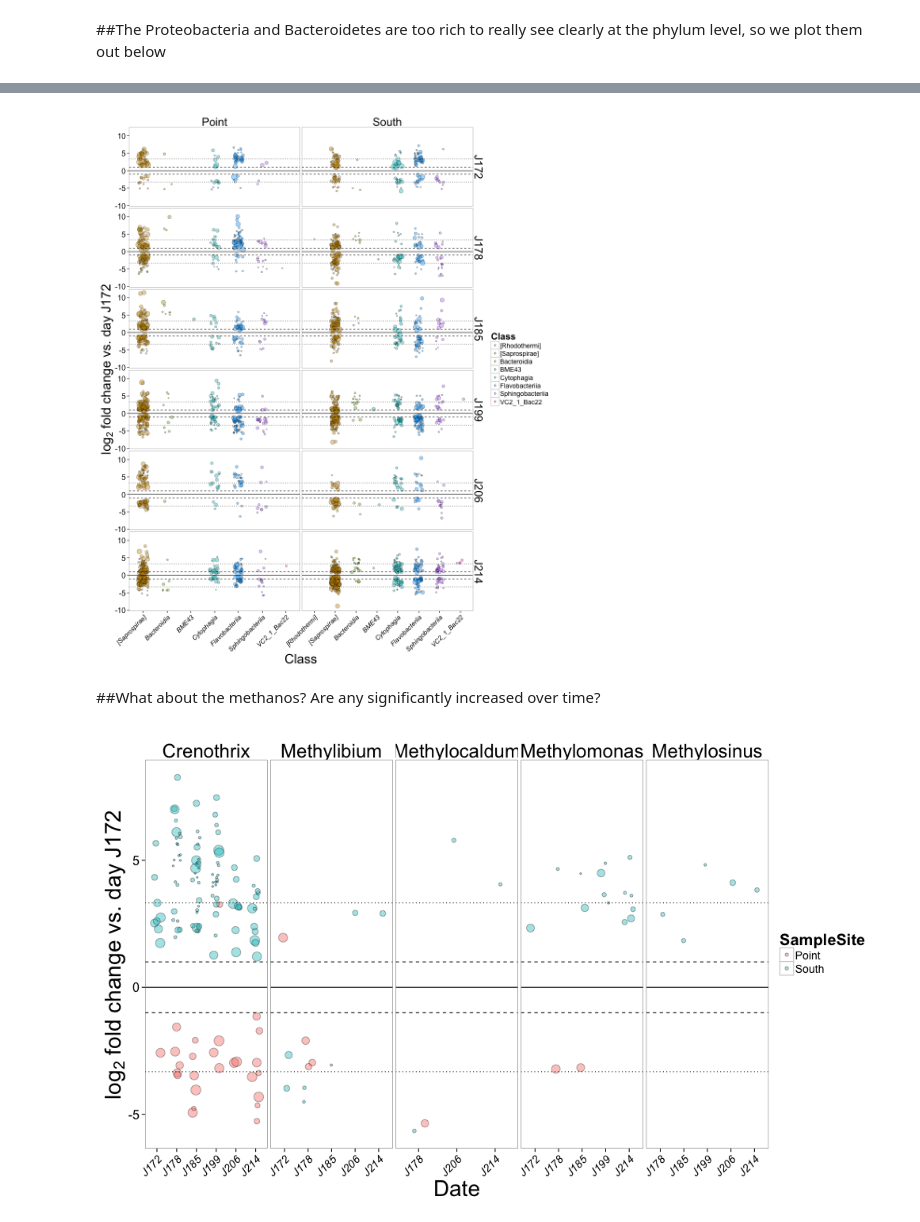
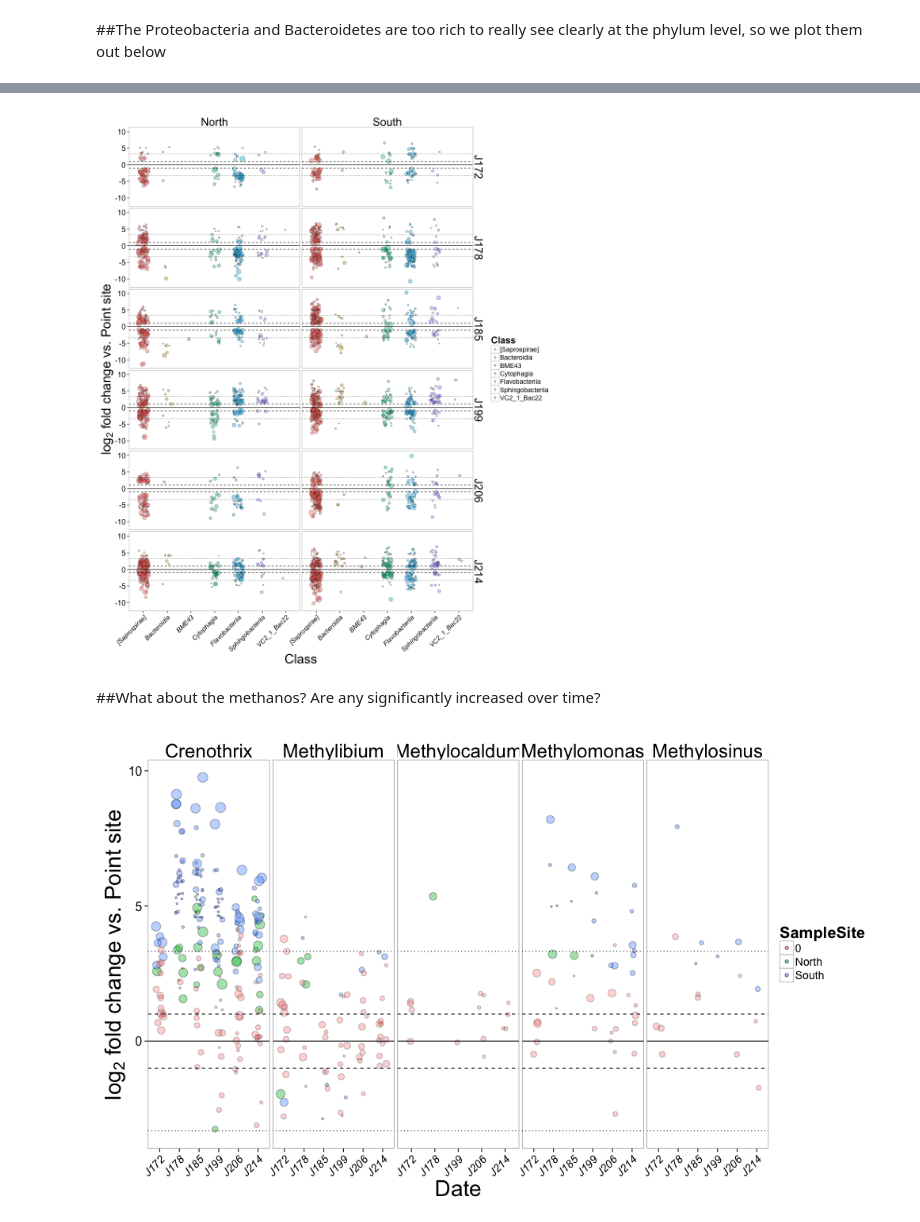
Before and after one commit to TheaWhitman/Mikes_MS_Data, a Jupyter notebook: Differential_Abundance_SampleSitebyDate.ipynb, the cells around one changed output, grey strips where cells are left out. Drawn from its saved outputs; the diff is of its cells as text; code cells hidden in the pictures.

```diff
--- a/Differential_Abundance_SampleSitebyDate.ipynb
+++ b/Differential_Abundance_SampleSitebyDate.ipynb
@@ -101,7 +123 @@ variables
 12      South J214
-# %%
-%%R
-Date = "J178"
-SampleSite = "Point"
-physeq.pruned = prune_samples((sample_data(physeq)$Date == Date & ((sample_data(physeq)$SampleSite == SampleSite) | (sample_data(physeq)$SampleSite == "North"))),physeq)
-sample_data(physeq.pruned)
@@ -456,12 +442,12 @@ p = p + theme(strip.text.x = element_text(size = 24),
               panel.grid.minor = element_blank())
 # sets a bunch of visual paramters for the legend (none) and other text
 
-p = p + labs(y = expression(paste("", log[2]," fold change vs. day J172",sep="")))
+p = p + labs(y = expression(paste("", log[2]," fold change vs. Point site",sep="")))
 # sets the label for the y axes.
 
 p
 # %% [output]
-[figure, old version]
+[figure, new version]
 # %% [markdown]
 ##What about the methanos? Are any significantly increased over time?
 # %%
@@ -494,7 +480,7 @@ df.no = df[df$sig==0,]
 p = ggplot(df)
 
 p = p + geom_point(data=df.yes, aes(x = Date, y = l2FC, fill = SampleSite, size=relabund), shape = 21, alpha=0.4, position = position_jitter(w = 0.20))
-#p = p + geom_point(data=d.noBacter, aes(x = Class, y = l2FC, fill = Class, size=relabund), shape = 21, alpha=0.3, position = position_jitter(w = 0.20))
+p = p + geom_point(data=df.no, aes(x = Date, y = l2FC, fill = sig, size=relabund), shape = 21, alpha=0.3, position = position_jitter(w = 0.20))
 # Plotting the significant and the nonsignificant points differently
 # size is proportional to relative abundance, and we colour it by Class
 
@@ -505,33 +491,33 @@ p = p + facet_grid(~Genus, scales="free_x")
 # Saying we want it to present the data separately for each phylum
 
 p = p + geom_hline(y = 1, linetype=2)
 p = p + geom_hline(y = -1, linetype=2)
 p = p + geom_hline(y = 3.3219, linetype=3)
 p = p + geom_hline(y = -3.3219, linetype=3)
 p = p + geom_hline(y = 0.0, linetype=1)
 # Puts in horizontal lines at reference values
 
 p = p + theme_bw()
 # Sets a theme
 
 p = p + theme(strip.text.x = element_text(size = 24),
               strip.text.y = element_text(size = 24),
               axis.text.x = element_text(size = 14, angle = 45, hjust = 1, vjust = 1, face="italic"),
               axis.title.x = element_text(size = 28),
               axis.text.y = element_text(size=16),
               axis.title.y = element_text(size = 28),
               legend.title = element_text(size=20),
               legend.text = element_text(size = 14),
               #legend.position = "none",
               strip.background = element_blank(),
               panel.grid.major = element_blank(),
               panel.grid.minor = element_blank())
 # sets a bunch of visual paramters for the legend (none) and other text
 
-p = p + labs(y = expression(paste("", log[2]," fold change vs. day J172",sep="")))
+p = p + labs(y = expression(paste("", log[2]," fold change vs. Point site",sep="")))
 # sets the label for the y axes
 
 p
 # %% [output]
-[figure, old version]
+[figure, new version]
 # %% [markdown]
```
Also changed, not shown: parts of 14 cells of this notebook, 3 other files.
